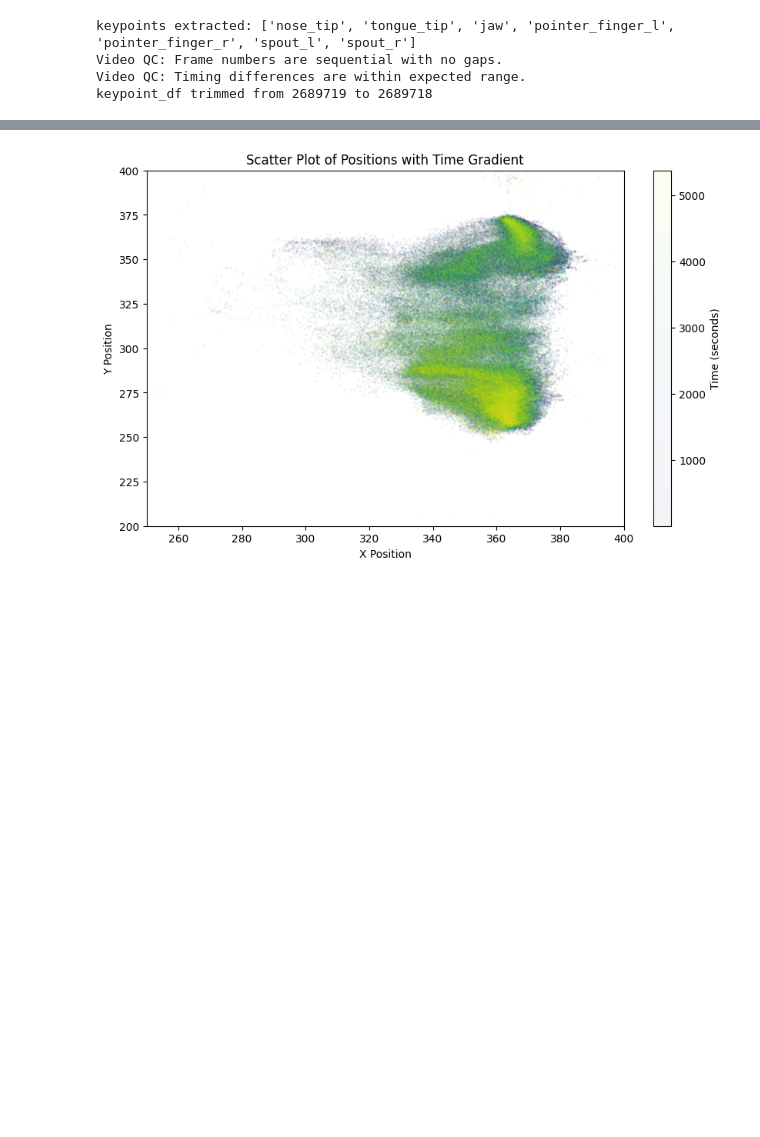
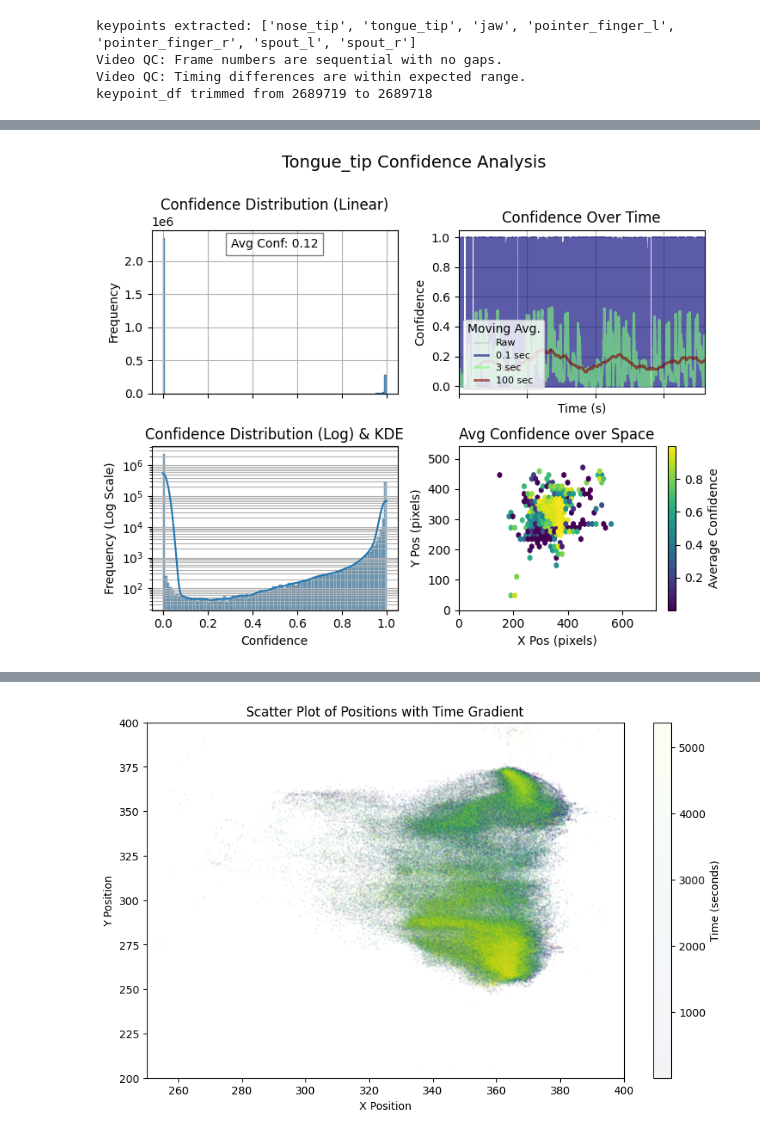
Before and after one commit to 1mattbecker/kinematics_analysis, a Jupyter notebook: code/tongue_kinematics.ipynb, the cells around one changed output, grey strips where cells are left out. Drawn from its saved outputs; the diff is of its cells as text; code cells hidden in the pictures; blank space fills up the shorter version.

```diff
--- a/code/tongue_kinematics.ipynb
+++ b/code/tongue_kinematics.ipynb
@@ -40,3 +32,83 @@ keypoint_dfs_trimmed['tongue_tip'].head()
+# %%
+def plot_keypoint_confidence_analysis(keypoint_dfs, keypt):
+    """Generates a 2x2 grid of plots analyzing confidence data for a specified keypoint.
+
+    Parameters:
+    keypoint_dfs (dict): Dictionary containing DataFrames of keypoint data.
+    keypt (str): The name of the keypoint to analyze.
+    """
+
+    df = keypoint_dfs[keypt].copy()  # Copy DataFrame for safety
+    conf_values = df['confidence']
+
+    fig, axs = plt.subplots(2, 2, figsize=(7.5, 6), gridspec_kw={'width_ratios': [1, 1]}, sharex='col')
+    bins = 100
+
+    # --- Top Left (0,0): Histogram (Linear Scale) ---
+    sns.histplot(conf_values, bins=bins, edgecolor='black', ax=axs[0, 0])
+    axs[0, 0].set_xlabel('')
+    axs[0, 0].set_ylabel('Frequency')
+    axs[0, 0].set_title('Confidence Distribution (Linear)')
+    axs[0, 0].grid(True)
+
+    avg_conf = conf_values.mean()
+    axs[0, 0].text(
+        0.5, 0.95, f'Avg Conf: {avg_conf:.2f}', transform=axs[0, 0].transAxes,
+        fontsize=10, color='black', ha='center', va='top',
+        bbox=dict(facecolor='white', alpha=0.5, edgecolor='black')
+    )
+
+    # --- Bottom Left (1,0): Histogram (Log-Scaled Y-axis + KDE) ---
+    sns.histplot(conf_values, bins=bins, kde=True, edgecolor='black', ax=axs[1, 0])
+    axs[1, 0].set_yscale('log')
+    axs[1, 0].set_xlabel('Confidence')
+    axs[1, 0].set_ylabel('Frequency (Log Scale)')
+    axs[1, 0].set_title('Confidence Distribution (Log) & KDE')
+    axs[1, 0].grid(True, which='both', axis='y')
+
+    # --- Top Right (0,1): Confidence Over Time with Moving Averages ---
+    window_sizes_s = [0.1, 3, 100]
+    frame_rate = 500
+    window_sizes = [int(w * frame_rate) for w in window_sizes_s]
+    cmap = colormaps['jet']
+    colors = [cmap(i / (len(window_sizes) - 1)) for i in range(len(window_sizes))]
+
+    axs[0, 1].plot(df['time'], df['confidence'], alpha=0.2, label='Raw', color='gray')
+
+    for i, (window, color) in enumerate(zip(window_sizes, colors)):
+        smoothed = df['confidence'].rolling(window=window, center=True).mean()
+        axs[0, 1].plot(df['time'], smoothed, label=f'{window_sizes_s[i]} sec',
+                       linewidth=2 if window > 1 else 0.4, alpha=0.6 if window > 1 else 0.3, color=color)
+
+    axs[0, 1].set_xlabel('Time (s)')
+    axs[0, 1].set_ylabel('Confidence')
+    axs[0, 1].set_title('Confidence Over Time')
+    axs[0, 1].legend(title="Moving Avg.", fontsize=8, title_fontsize=10, loc="lower left",
+                     labelspacing=0.4, handlelength=1.5)
+    axs[0, 1].grid(True)
+
+    # --- Bottom Right (1,1): Spatial Heatmap of Confidence ---
+    hb = axs[1, 1].hexbin(df['x'], df['y'], C=df['confidence'], gridsize=30,
+                          reduce_C_function=np.mean, cmap='viridis')
+    axs[1, 1].set_xlim(0, 720)
+    axs[1, 1].set_ylim(0, 540)
+    axs[1, 1].set_xlabel("X Pos (pixels)")
+    axs[1, 1].set_ylabel("Y Pos (pixels)")
+    axs[1, 1].set_title("Avg Confidence over Space")
+
+    # Add colorbar
+    cbar = fig.colorbar(hb, ax=axs[1, 1], aspect=20)
+    cbar.set_label("Average Confidence")
+
+    # Overall figure title
+    fig.suptitle(f"{keypt.capitalize()} Confidence Analysis", fontsize=14)
+
+    plt.tight_layout(rect=[0, 0, 1, 0.98])  # Adjust layout to fit the title
+    plt.show()
+
+plot_keypoint_confidence_analysis(keypoint_dfs_trimmed, 'tongue_tip')
+# %% [output]
+[figure, added]
 # %%
 #extract tongue dataframe and mask
 from tongue_kinematics_utils import mask_keypoint_data
```
Also changed, not shown: parts of 4 cells of this notebook.
